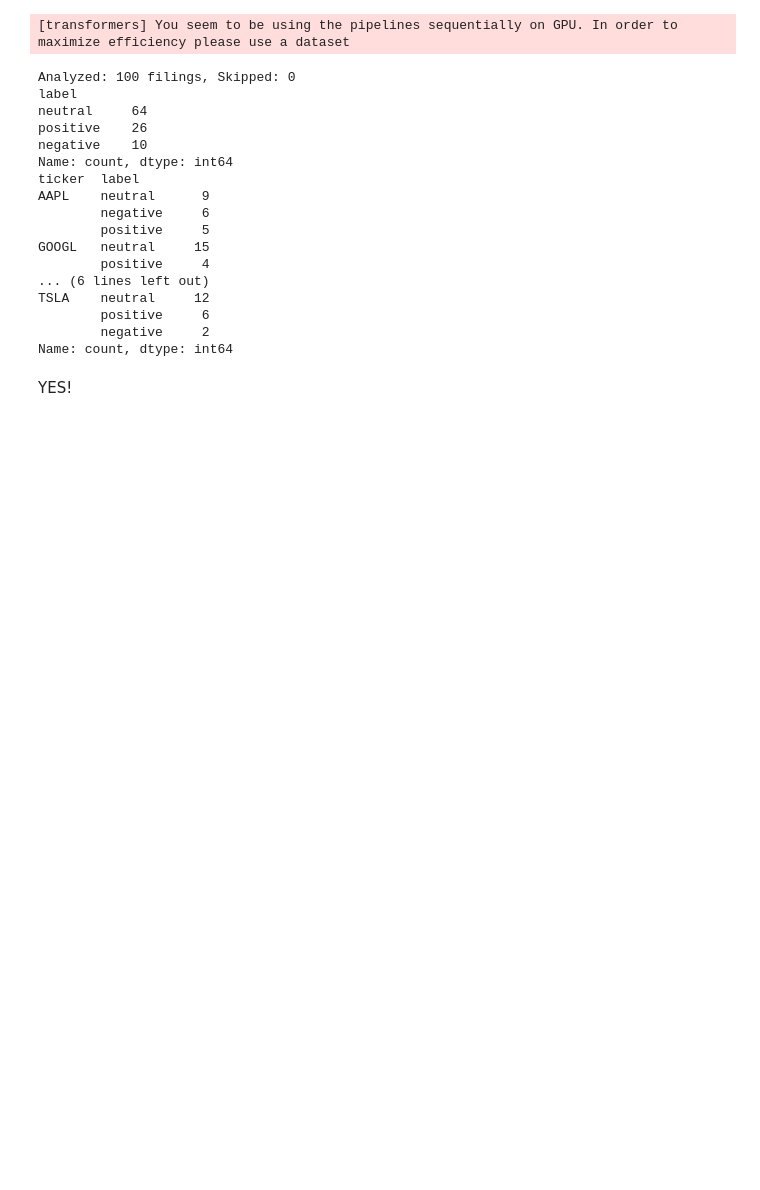
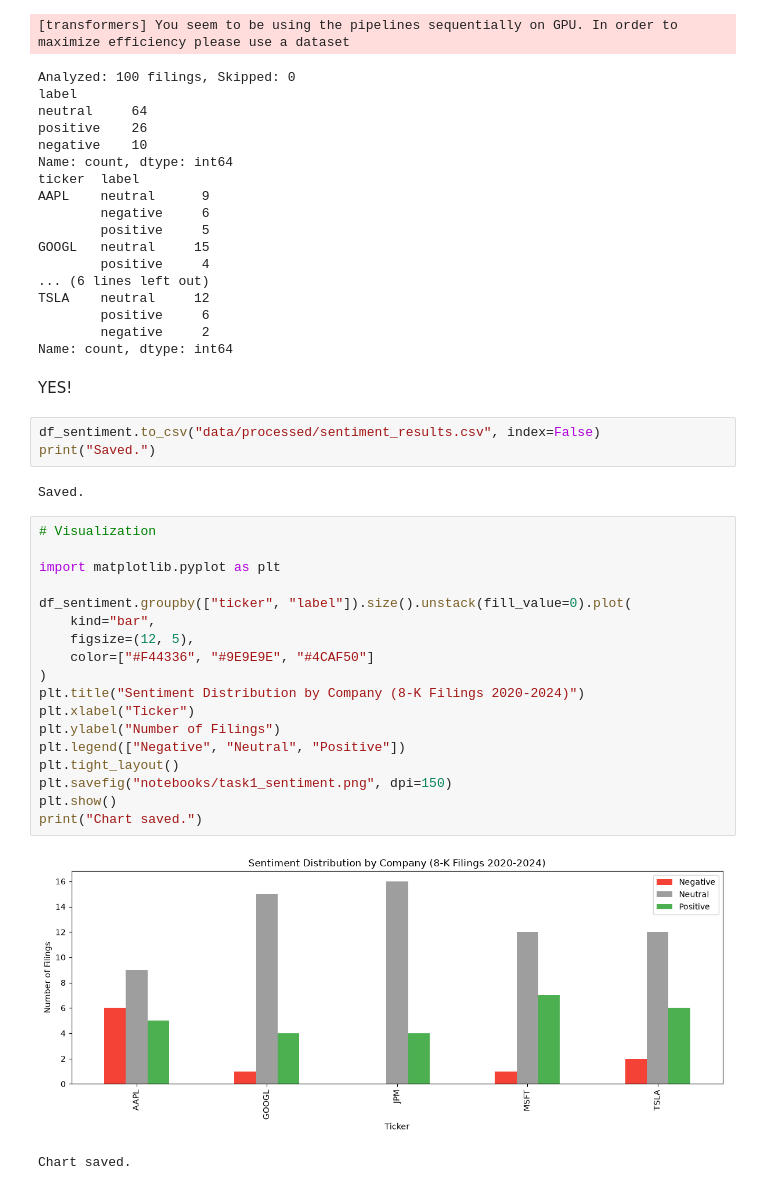
Before and after one commit to Chirag6667/sec-financial-nlp, a Jupyter notebook: notebooks/03_task1_sentiment.ipynb, the cells around one changed output. Drawn from its saved outputs; the diff is of its cells as text; blank space fills up the shorter version.

```diff
--- a/notebooks/03_task1_sentiment.ipynb
+++ b/notebooks/03_task1_sentiment.ipynb
@@ -163,3 +168,29 @@ TSLA    neutral     12
 Name: count, dtype: int64
 # %% [markdown]
 YES!
+# %%
+df_sentiment.to_csv("data/processed/sentiment_results.csv", index=False)
+print("Saved.")
+# %% [output]
+Saved.
+# %%
+# Visualization
+
+import matplotlib.pyplot as plt
+
+df_sentiment.groupby(["ticker", "label"]).size().unstack(fill_value=0).plot(
+    kind="bar",
+    figsize=(12, 5),
+    color=["#F44336", "#9E9E9E", "#4CAF50"]
+)
+plt.title("Sentiment Distribution by Company (8-K Filings 2020-2024)")
+plt.xlabel("Ticker")
+plt.ylabel("Number of Filings")
+plt.legend(["Negative", "Neutral", "Positive"])
+plt.tight_layout()
+plt.savefig("notebooks/task1_sentiment.png", dpi=150)
+plt.show()
+print("Chart saved.")
+# %% [output]
+[figure, added]
+Chart saved.
```
Also changed, not shown: parts of 24 cells of this notebook, 13 other files.
